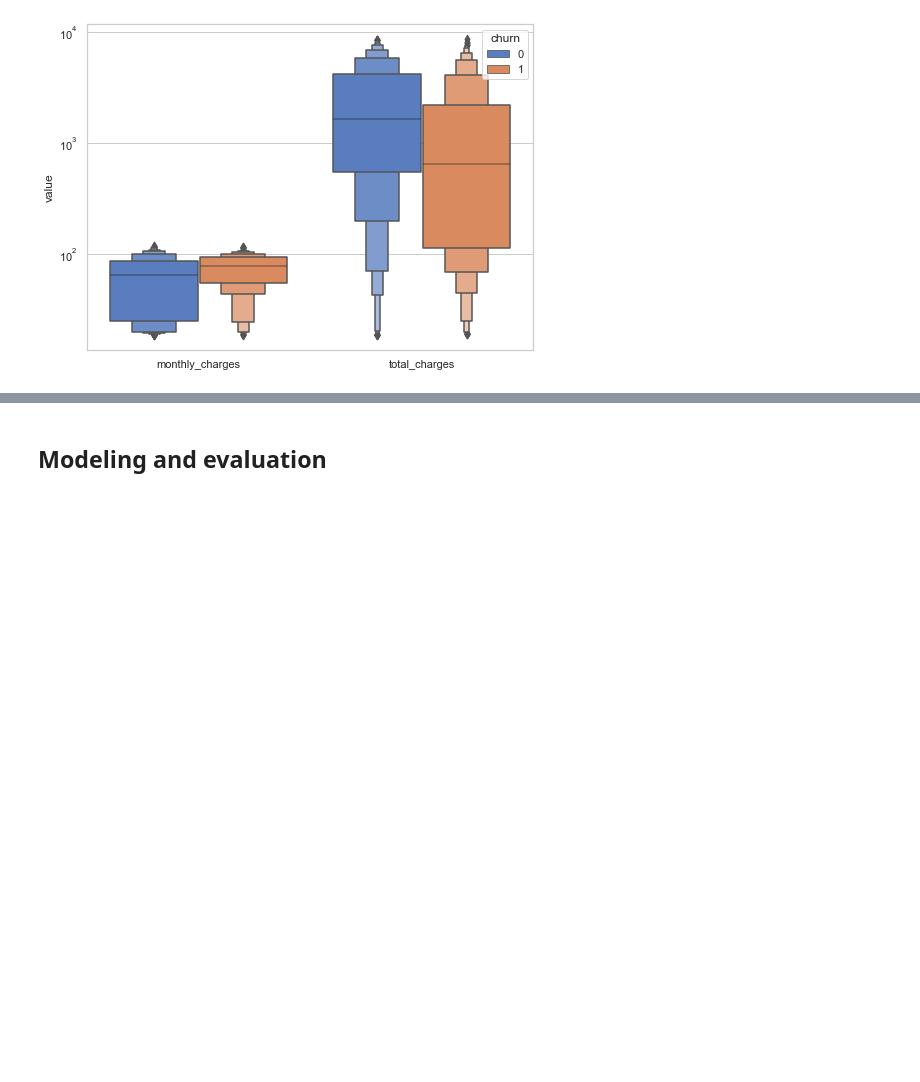
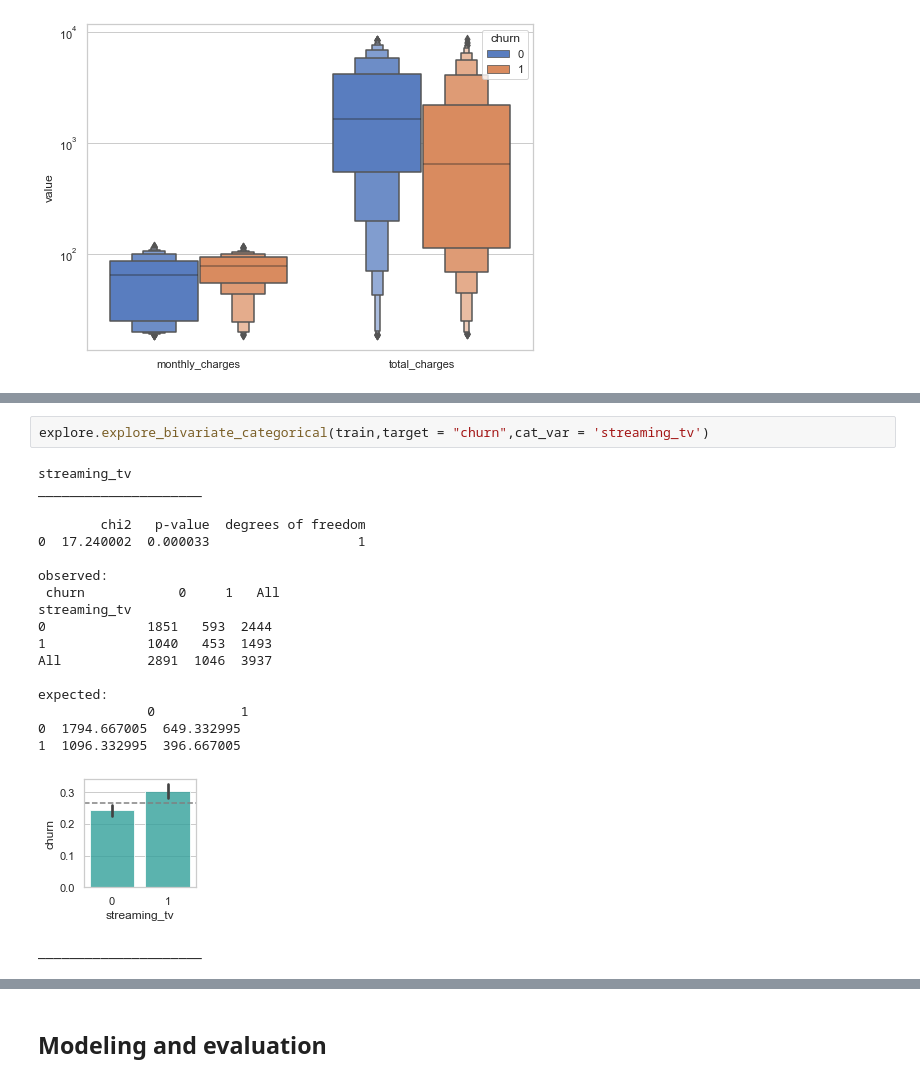
Before and after one commit to JaredVahle/telco_classification_project, a Jupyter notebook: telco_classification_project_final.ipynb, the cells around one changed output, grey strips where cells are left out. Saved outputs shown, nothing was run; the diff lists cells and outputs as text; blank space fills up the shorter version.

```diff
--- a/telco_classification_project_final.ipynb
+++ b/telco_classification_project_final.ipynb
@@ -288,0 +371,22 @@ explore.plot_violin_grid_with_color(train,target = "churn", cat_vars = cat_vars,
+# %%
+explore.explore_bivariate_categorical(train,target = "churn",cat_var = 'streaming_tv')
+# %% [output]
+streaming_tv
+_____________________
+
+        chi2   p-value  degrees of freedom
+0  17.240002  0.000033                   1
+
+observed:
+ churn            0     1   All
+streaming_tv
+0             1851   593  2444
+1             1040   453  1493
+All           2891  1046  3937
+
+expected:
+              0           1
+0  1794.667005  649.332995
+1  1096.332995  396.667005
+[figure, added]
+_____________________
```
Also changed, not shown: parts of 79 cells of this notebook, 1 other file.
